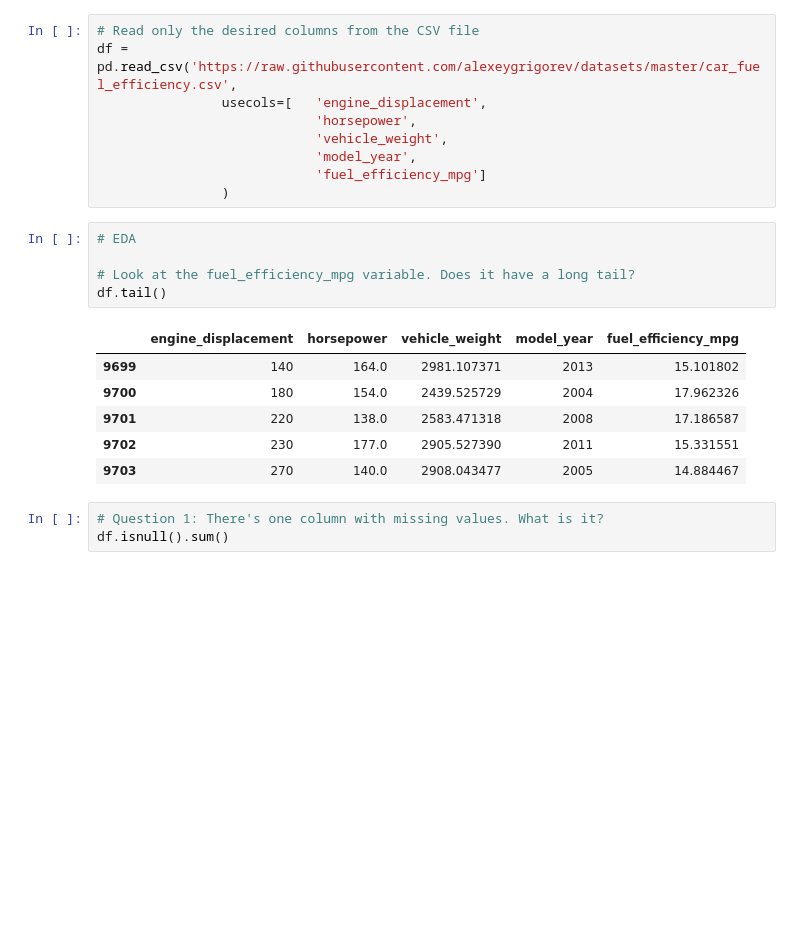
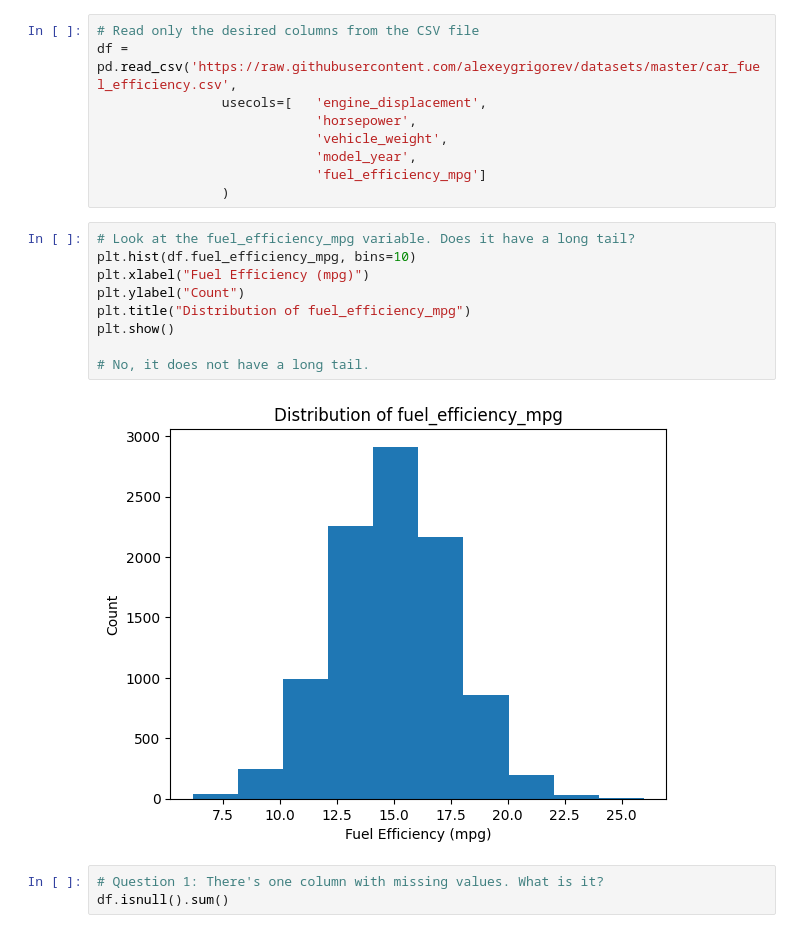
Before and after one commit to tmsnobrega/ml-zoomcamp-homework, a Jupyter notebook: 02-regression/Homework.ipynb, the cells around one changed output. Cells and saved outputs as stored; diff of their text form; blank space fills up the shorter version.

```diff
--- a/02-regression/Homework.ipynb
+++ b/02-regression/Homework.ipynb
@@ -27,17 +16,16 @@ df = pd.read_csv('https://raw.githubusercontent.com/alexeygrigorev/datasets/mast
                             'fuel_efficiency_mpg']
                 )
 # %%
-# EDA
+# Look at the fuel_efficiency_mpg variable. Does it have a long tail?
+plt.hist(df.fuel_efficiency_mpg, bins=10)
+plt.xlabel("Fuel Efficiency (mpg)")
+plt.ylabel("Count")
+plt.title("Distribution of fuel_efficiency_mpg")
+plt.show()
 
-# Look at the fuel_efficiency_mpg variable. Does it have a long tail?
-df.tail()
+# No, it does not have a long tail.
 # %% [output]
-|  | engine_displacement | horsepower | vehicle_weight | model_year | fuel_efficiency_mpg |
-| 9699 | 140 | 164.0 | 2981.107371 | 2013 | 15.101802 |
-| 9700 | 180 | 154.0 | 2439.525729 | 2004 | 17.962326 |
-| 9701 | 220 | 138.0 | 2583.471318 | 2008 | 17.186587 |
-| 9702 | 230 | 177.0 | 2905.527390 | 2011 | 15.331551 |
-| 9703 | 270 | 140.0 | 2908.043477 | 2005 | 14.884467 |
+[figure, added]
 # %%
 # Question 1: There's one column with missing values. What is it?
 df.isnull().sum()
```
Also changed, not shown: parts of 18 cells of this notebook.
